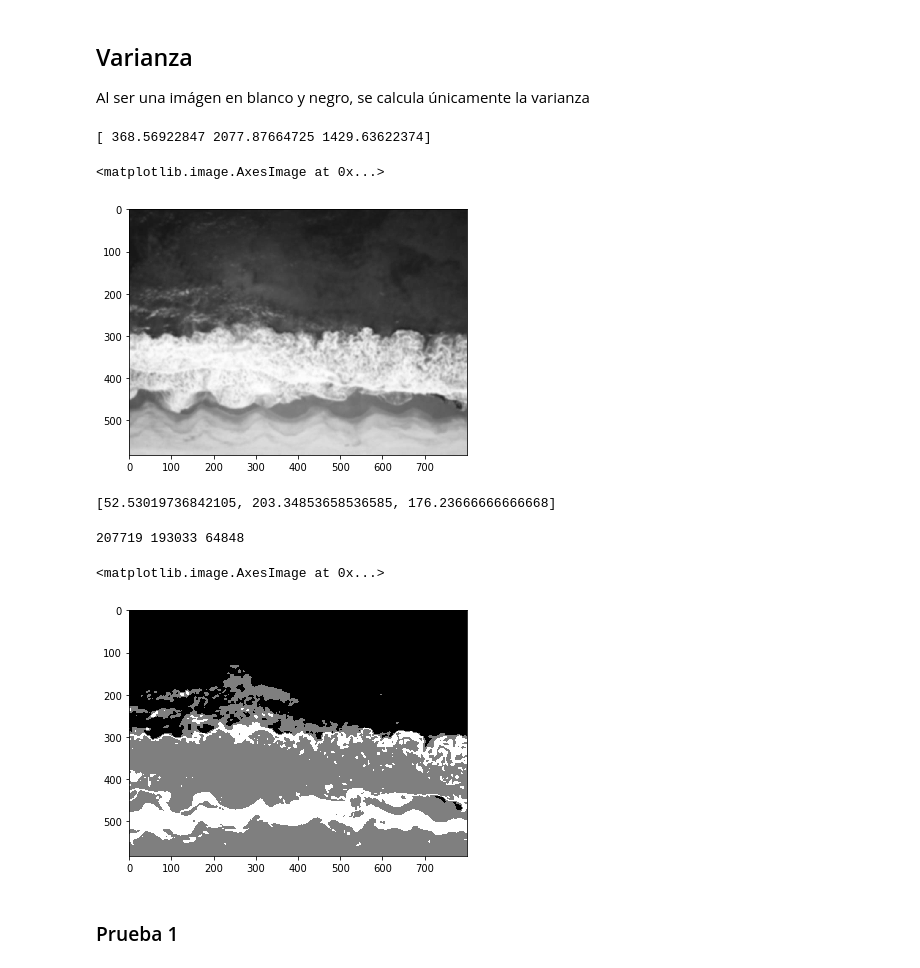
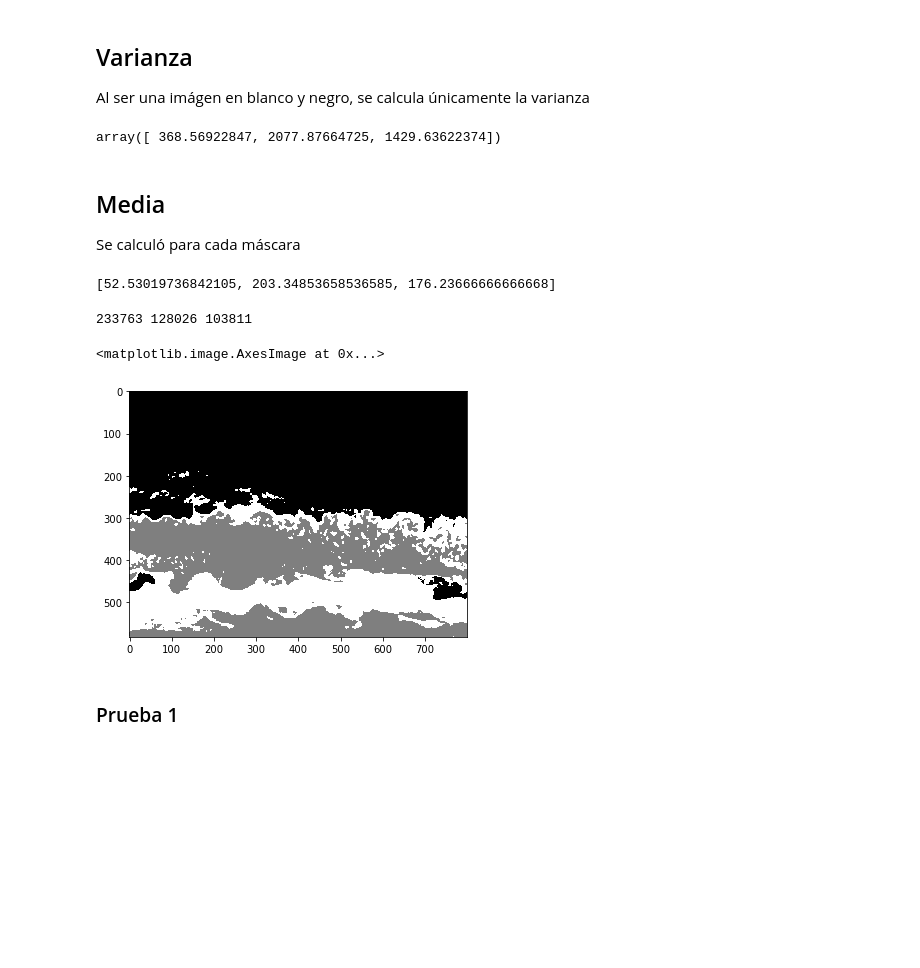
Before and after one commit to IanRamRev/Reconocimiento-de-Patrones, a Jupyter notebook: Practica2/NaiveBayes.ipynb, the cells around one changed output. Cells and saved outputs as stored; diff of their text form; code cells hidden in the pictures; blank space fills up the shorter version.

```diff
--- a/Practica2/NaiveBayes.ipynb
+++ b/Practica2/NaiveBayes.ipynb
@@ -76,21 +74,12 @@ roi_var[0] = roi1_var
 roi_var[1] = roi2_var
 roi_var[2] = roi3_var
 
-print(roi_var)
-
-#roi_cov = []
-#roi_cov.append(np.cov(roi1))
-#roi_cov.append(np.cov(roi2))
-#roi_cov.append(np.cov(roi3))
-#print(roi_cov)
+roi_var
 # %% [output]
-[ 368.56922847 2077.87664725 1429.63622374]
+array([ 368.56922847, 2077.87664725, 1429.63622374])
-# %%
-imgResult = img_gray.copy()
-io.imshow(imgResult)
-# %% [output]
-<matplotlib.image.AxesImage at 0x...>
-[figure, removed]
+# %% [markdown]
+## Media
+Se calculó para cada máscara
 # %%
 ROI_media = [0,0,0]
 ROI_media[0] = np.mean(roi1)
@@ -102,34 +93,34 @@ ROI_media
 # %%
 c0, c1, c2 = 0, 0, 0
 for i in range(len(img_gray)):
-    for j in range(len(img_gray[i])):
+    for j in range(len(img_gray[i])): # Recorremos cada pixel de la imágen
         y = [0,0,0]
         for k in range(len(ROI_media)):
             x = img_gray[i][j]
-            denominador = 1/(math.sqrt(2 * math.pi) * roi_var[k])
-            cociente_Exp = (((x - ROI_media[k]) * (x-ROI_media[k])) / (2 * (roi_var[k]) * (roi_var[k])))
-            exp = math.exp(-cociente_Exp)
-            y[k] = cociente * exp
+            denominador = 1 / ( (math.sqrt(2 * math.pi * roi_var[k])) )
+            cociente_Exp = ( ( (x - ROI_media[k]) * (x - ROI_media[k]) ) / ( (roi_var[k])  ) )
+            y[k] = denominador * math.exp( (-1/2) *cociente_Exp)
 
         classif = y.index(max(y))
         if classif == 0:
             c0 +=1
             imgResult[i][j] = 0
 
         elif classif == 1:
             c1 +=1
             imgResult[i][j] = 127
 
         elif classif == 2:
             c2 += 1
             imgResult[i][j] = 255
 
 
 print(c0, c1, c2)
+cv2.imwrite("naiveBayes.png",imgResult)
 io.imshow(imgResult)
 # %% [output]
-207719 193033 64848
+233763 128026 103811
 <matplotlib.image.AxesImage at 0x...>
-[figure, old version]
+[figure, new version]
 # %% [markdown]
 ### Prueba 1
```
Also changed, not shown: parts of 16 cells of this notebook, 6 other files.
